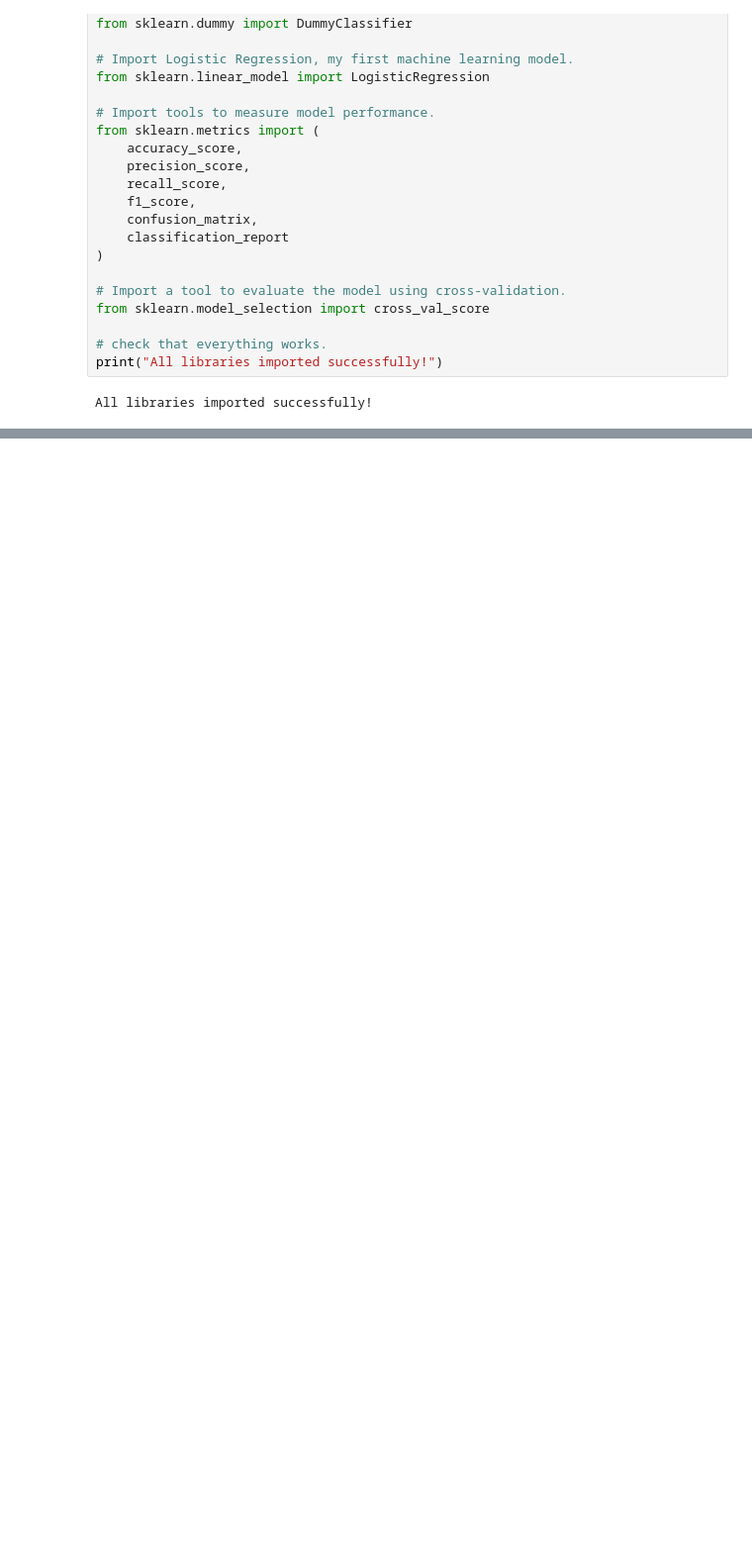
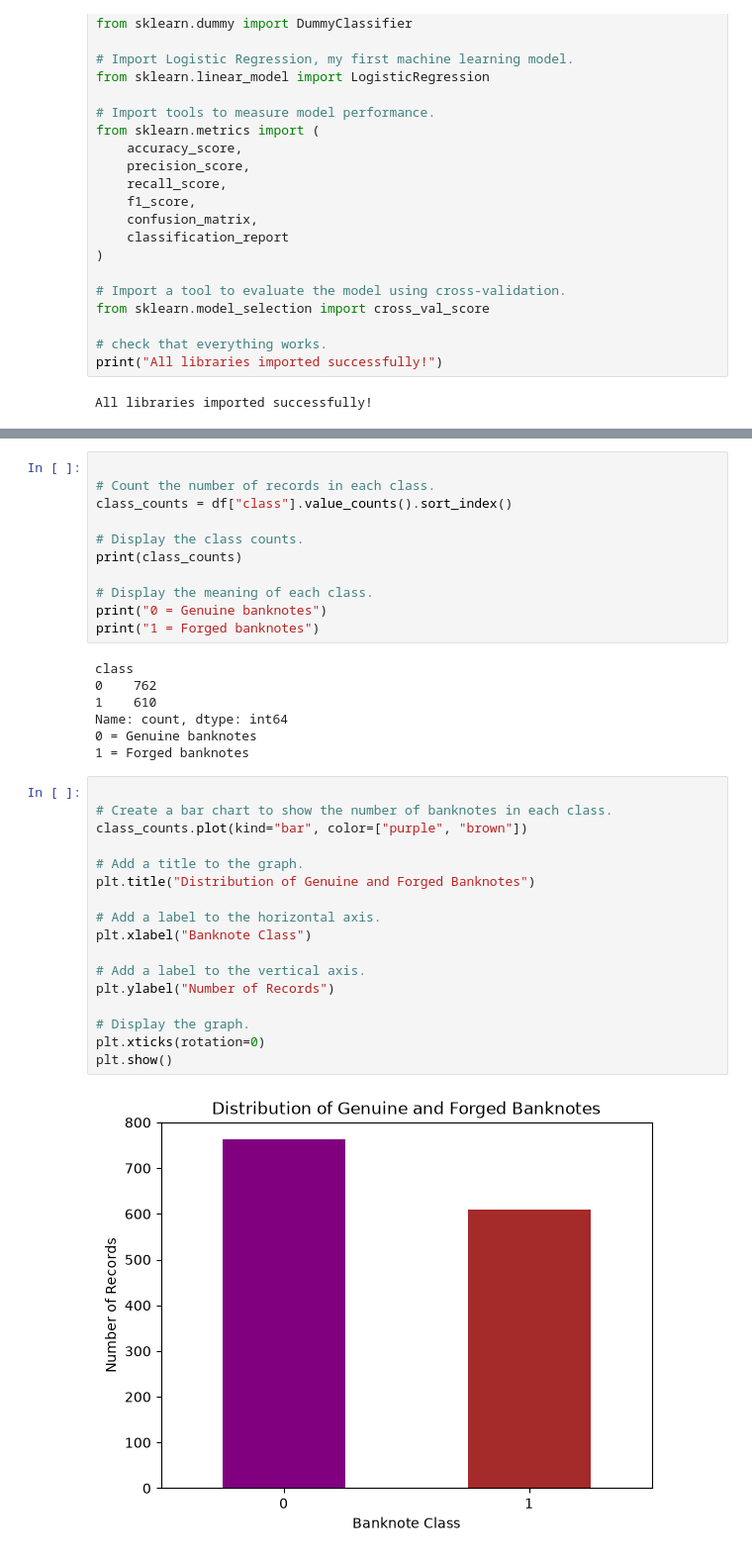
Before and after one commit to UshaniDhanushika/Fake-Banknote-Detection-Model-Card, a Jupyter notebook: notebooks/fake_banknote_detection.ipynb, the cells around one changed output, grey strips where cells are left out. Shown at 99% size. Drawn from its saved outputs; the diff is of its cells as text; blank space fills up the shorter version.

```diff
--- a/notebooks/fake_banknote_detection.ipynb
+++ b/notebooks/fake_banknote_detection.ipynb
@@ -40,0 +197,37 @@ All libraries imported successfully!
+# %%
+
+# Count the number of records in each class.
+class_counts = df["class"].value_counts().sort_index()
+
+# Display the class counts.
+print(class_counts)
+
+# Display the meaning of each class.
+print("0 = Genuine banknotes")
+print("1 = Forged banknotes")
+# %% [output]
+class
+0    762
+1    610
+Name: count, dtype: int64
+0 = Genuine banknotes
+1 = Forged banknotes
+# %%
+
+# Create a bar chart to show the number of banknotes in each class.
+class_counts.plot(kind="bar", color=["purple", "brown"])
+
+# Add a title to the graph.
+plt.title("Distribution of Genuine and Forged Banknotes")
+
+# Add a label to the horizontal axis.
+plt.xlabel("Banknote Class")
+
+# Add a label to the vertical axis.
+plt.ylabel("Number of Records")
+
+# Display the graph.
+plt.xticks(rotation=0)
+plt.show()
+# %% [output]
+[figure, added]
```
Also changed, not shown: parts of 12 cells of this notebook, 1 other file.
